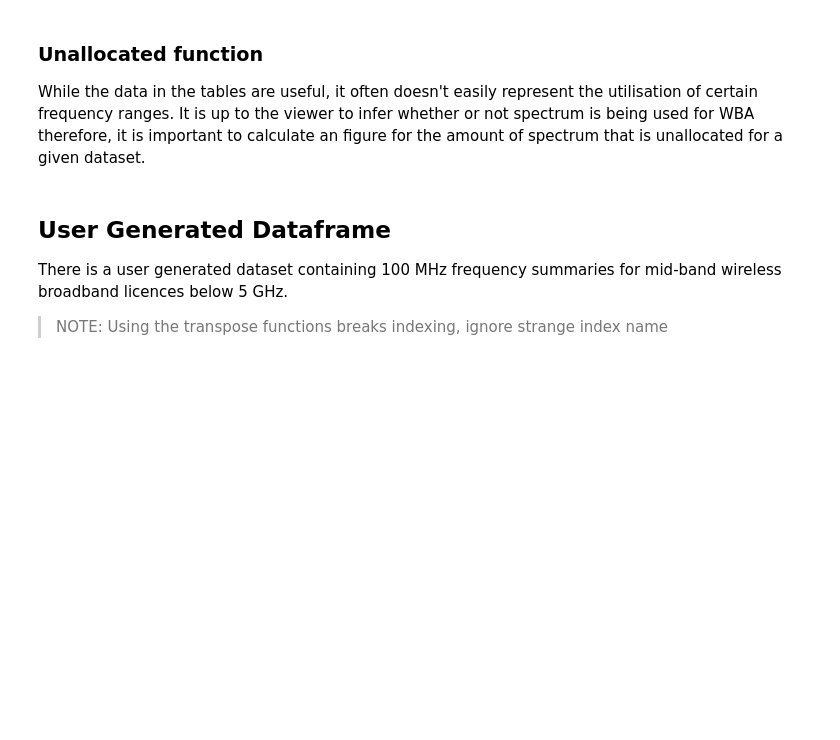
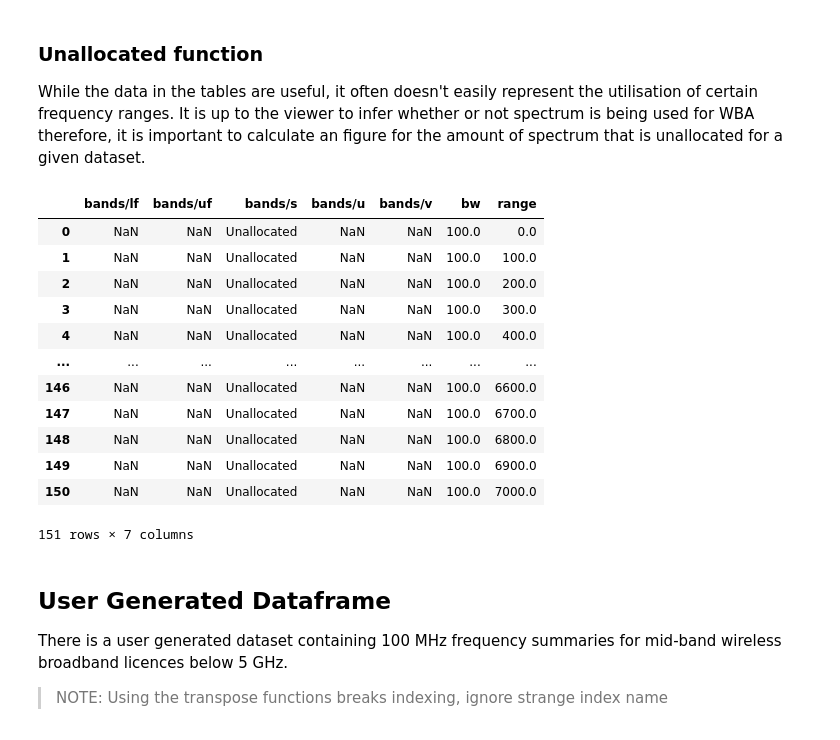
Before and after one commit to navnith-reddy/GlobalSpectrumComparison, a Jupyter notebook: OfcomDataProcessing.ipynb, the cells around one changed output. Drawn from its saved outputs; the diff is of its cells as text; code cells hidden in the pictures; blank space fills up the shorter version.

Commit message:
Usage and unallocated entries added

```diff
--- a/OfcomDataProcessing.ipynb
+++ b/OfcomDataProcessing.ipynb
@@ -139,3 +128,70 @@ def unallocated (dataset):
+# %%
+# Unallocated requires a very specific dataset.
+# Columns must contain: lower freq, higher freq, bw, range
+# This function will adhere to column names for the UK Spectrum map dataset
+def calculateUnallocated (dataset, i):
+    # Select a single frequency graduation
+    graduated = dataset[dataset['range'] == i]
+
+    # Calculate sum
+    sum = graduated.sum(axis=0).to_frame().T
+    graduated = pd.concat([graduated, sum])
+
+    # Remove junk values
+    graduated.iloc[-1, graduated.columns.get_loc('bands/lf')] = np.nan
+    graduated.iloc[-1, graduated.columns.get_loc('bands/uf')] = np.nan
+    graduated.iloc[-1, graduated.columns.get_loc('bands/v')] = np.nan
+    graduated.iloc[-1, graduated.columns.get_loc('bands/u')] = np.nan
+    graduated.iloc[-1, graduated.columns.get_loc('range')] = np.nan
+
+    # Calculate unallocated spectrum from usage
+    usageBW = graduated.iloc[-1, graduated.columns.get_loc('bw')]
+    freeBW = 100 - usageBW
+    if freeBW < 0:
+        freeBW = 0
+    graduated.iloc[-1, graduated.columns.get_loc('bw')] = freeBW
+
+    # Update classification and range
+    graduated.iloc[-1, graduated.columns.get_loc('bands/s')] = 'Unallocated'
+    graduated.iloc[-1, graduated.columns.get_loc('range')] = float(i)
+
+    return graduated
+
+def unallocated (dataset):
+
+    # Loop through frequency graduations (100 MHz)
+    # between 0 - 7000 MHz
+    for i in range(0, 7100, 100):
+
+        if i == 0:
+
+            usage = calculateUnallocated(dataset, i)
+
+        else:
+
+            nextUsage = calculateUnallocated (dataset, i)
+            usage = pd.concat([usage, nextUsage])
+
+    # Reset index and save dataset
+    usage.reset_index(drop=True, inplace=True)
+    usage.to_csv('Ofcom Datasets/UKSpecMapUsage.csv')
+    return usage
+
+unallocated(spectrumMap)
+# %% [output]
+|  | bands/lf | bands/uf | bands/s | bands/u | bands/v | bw | range |
+| 0 | NaN | NaN | Unallocated | NaN | NaN | 100.0 | 0.0 |
+| 1 | NaN | NaN | Unallocated | NaN | NaN | 100.0 | 100.0 |
+| 2 | NaN | NaN | Unallocated | NaN | NaN | 100.0 | 200.0 |
+| 3 | NaN | NaN | Unallocated | NaN | NaN | 100.0 | 300.0 |
+| 4 | NaN | NaN | Unallocated | NaN | NaN | 100.0 | 400.0 |
+| ... | ... | ... | ... | ... | ... | ... | ... |
+| 146 | NaN | NaN | Unallocated | NaN | NaN | 100.0 | 6600.0 |
+| 147 | NaN | NaN | Unallocated | NaN | NaN | 100.0 | 6700.0 |
+| 148 | NaN | NaN | Unallocated | NaN | NaN | 100.0 | 6800.0 |
+| 149 | NaN | NaN | Unallocated | NaN | NaN | 100.0 | 6900.0 |
+| 150 | NaN | NaN | Unallocated | NaN | NaN | 100.0 | 7000.0 |
+151 rows × 7 columns
 # %% [markdown]
 ## User Generated Dataframe
 
```
Also changed, not shown: parts of 3 cells of this notebook, 2 other files.
